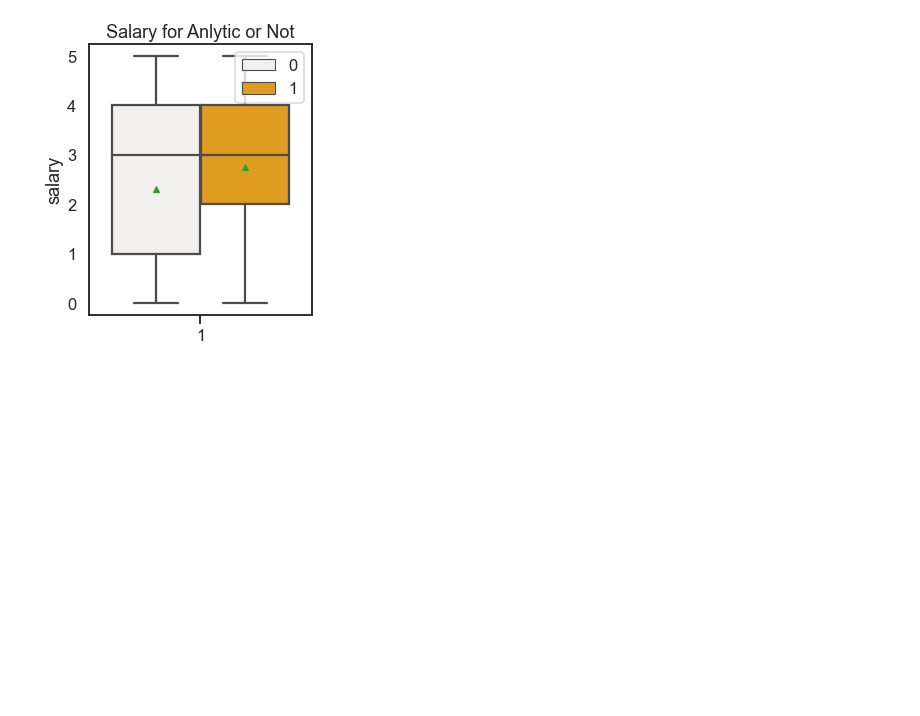
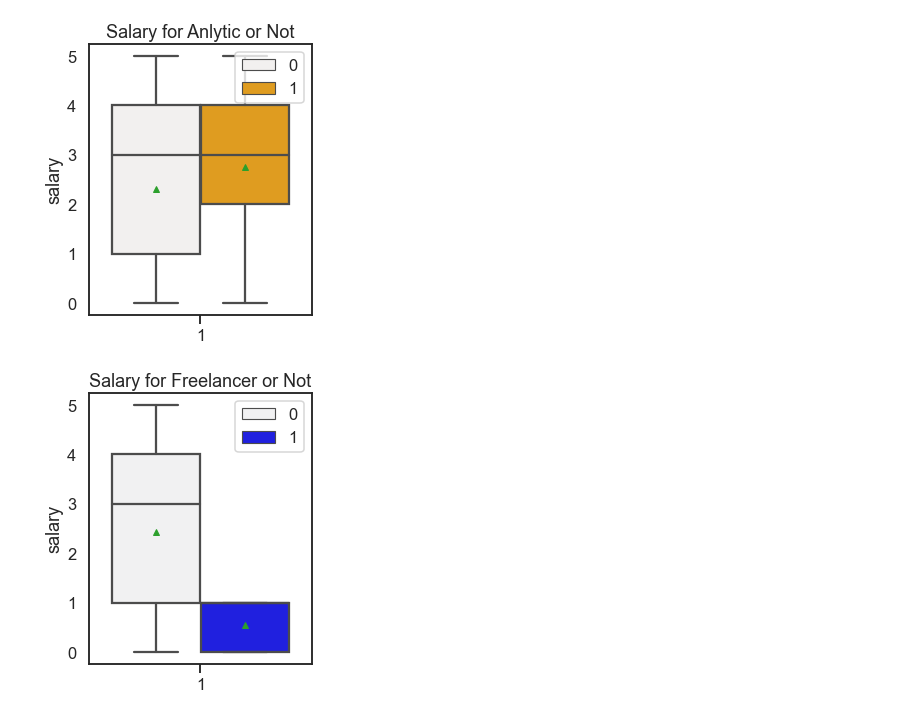
Before and after one commit to Alexandr1010/Data_science_Salary, a Jupyter notebook: Data_scientist_salary.ipynb, the cells around one changed output. Drawn from its saved outputs; the diff is of its cells as text; code cells hidden in the pictures; blank space fills up the shorter version.

```diff
--- a/Data_scientist_salary.ipynb
+++ b/Data_scientist_salary.ipynb
@@ -326,3 +317,18 @@ ax.set(title='Salary for Anlytic or Not')
 # %% [output]
 [Text(0.5, 1.0, 'Salary for Anlytic or Not')]
 [figure]
+# %%
+#freelance & neural network influence ---> finally make a function for boxplot plotting
+
+salary_freelance_NN=investigated_full_df[['1_freelancing','1_Neural Networks','salary']]
+def plot_boxplot(dataframe,x,title, y='salary',color='blue'):
+    _, ax=plt.subplots(figsize=(4,5))
+    ax=sns.boxplot(y=y,x=[1 for _ in range(len(dataframe))],hue=x,
+                   data=dataframe, color=color, showmeans=True)
+    ax.legend(loc='upper right')
+    ax.tick_params(bottom='off')
+    ax.set(title=title)
+# %%
+plot_boxplot(salary_freelance_NN, '1_freelancing','Salary for Freelancer or Not')
+# %% [output]
+[figure, added]
```
Also changed, not shown: parts of 12 cells of this notebook, 1 other file.
